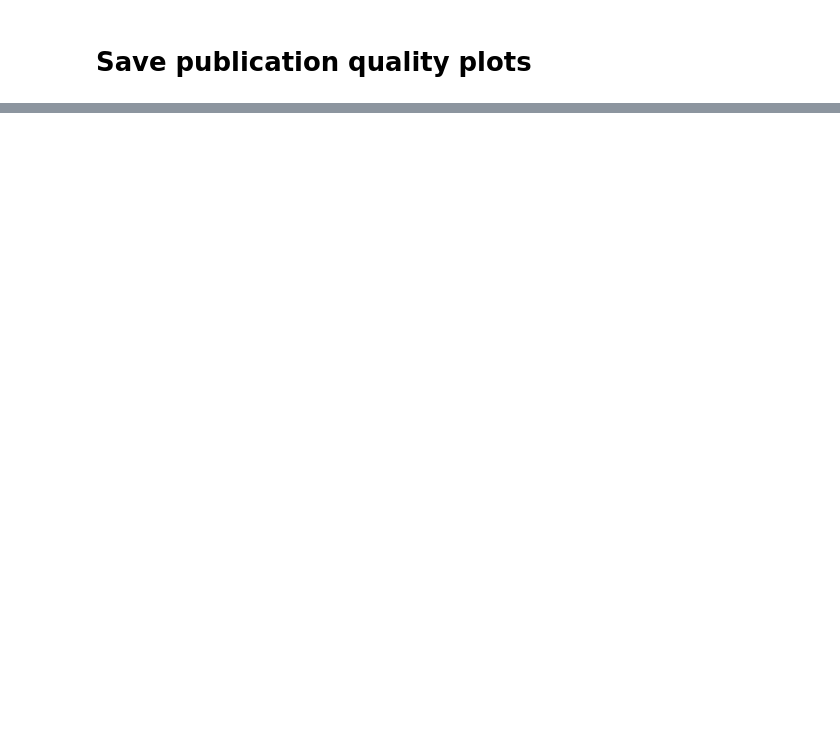
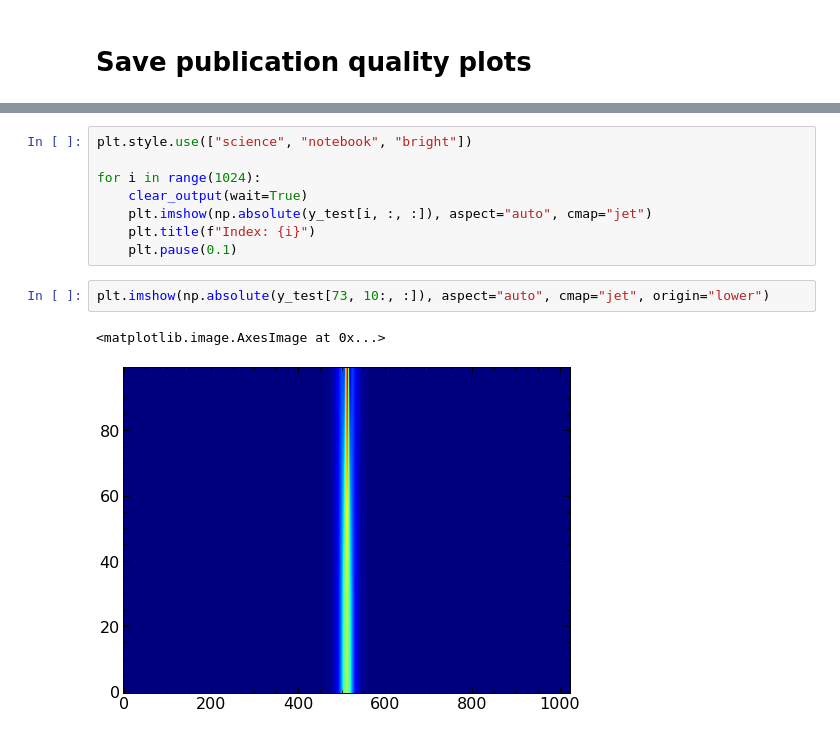
Before and after one commit to jeremythurston/NL_RNN, a Jupyter notebook: RNN_main.ipynb, the cells around one changed output, grey strips where cells are left out. Cells and saved outputs as stored; diff of their text form; blank space fills up the shorter version.

```diff
--- a/RNN_main.ipynb
+++ b/RNN_main.ipynb
@@ -183,0 +215,13 @@ plt.plot()
+# %%
+plt.style.use(["science", "notebook", "bright"])
+
+for i in range(1024):
+    clear_output(wait=True)
+    plt.imshow(np.absolute(y_test[i, :, :]), aspect="auto", cmap="jet")
+    plt.title(f"Index: {i}")
+    plt.pause(0.1)
+# %%
+plt.imshow(np.absolute(y_test[73, 10:, :]), aspect="auto", cmap="jet", origin="lower")
+# %% [output]
+<matplotlib.image.AxesImage at 0x...>
+[figure, added]
```
Also changed, not shown: parts of 9 cells of this notebook, 1 other file.
